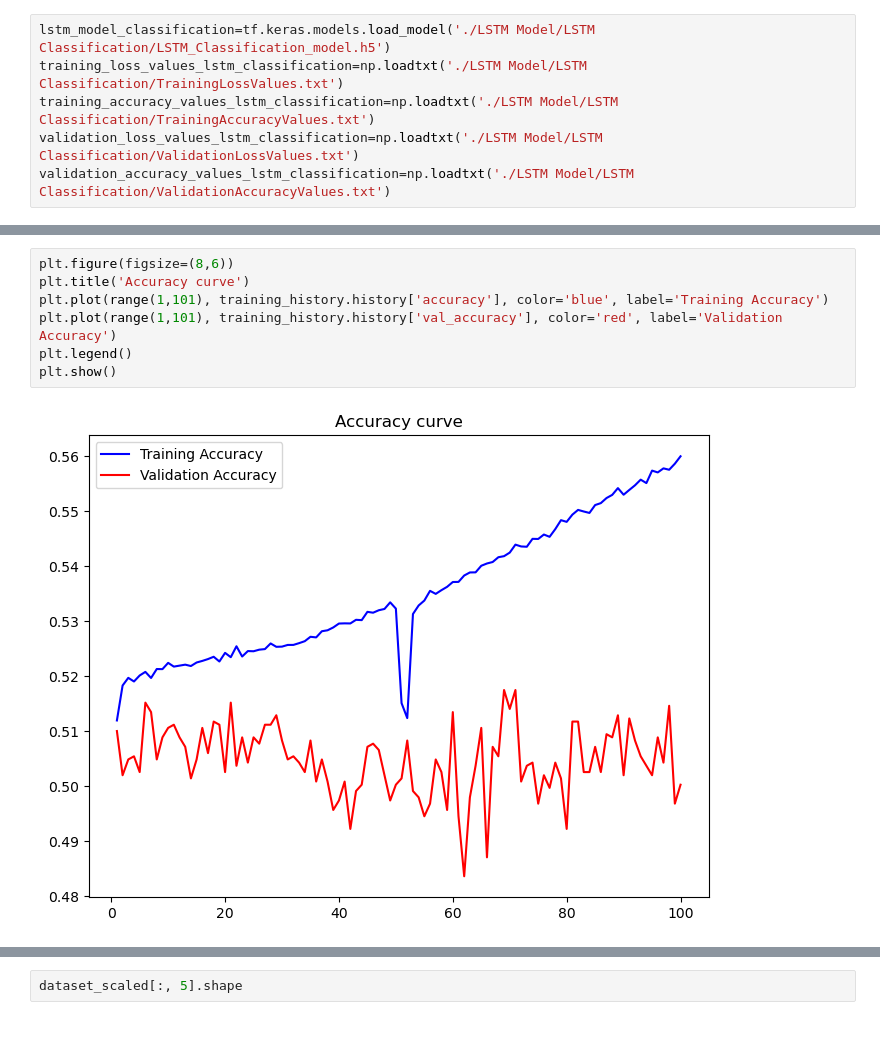
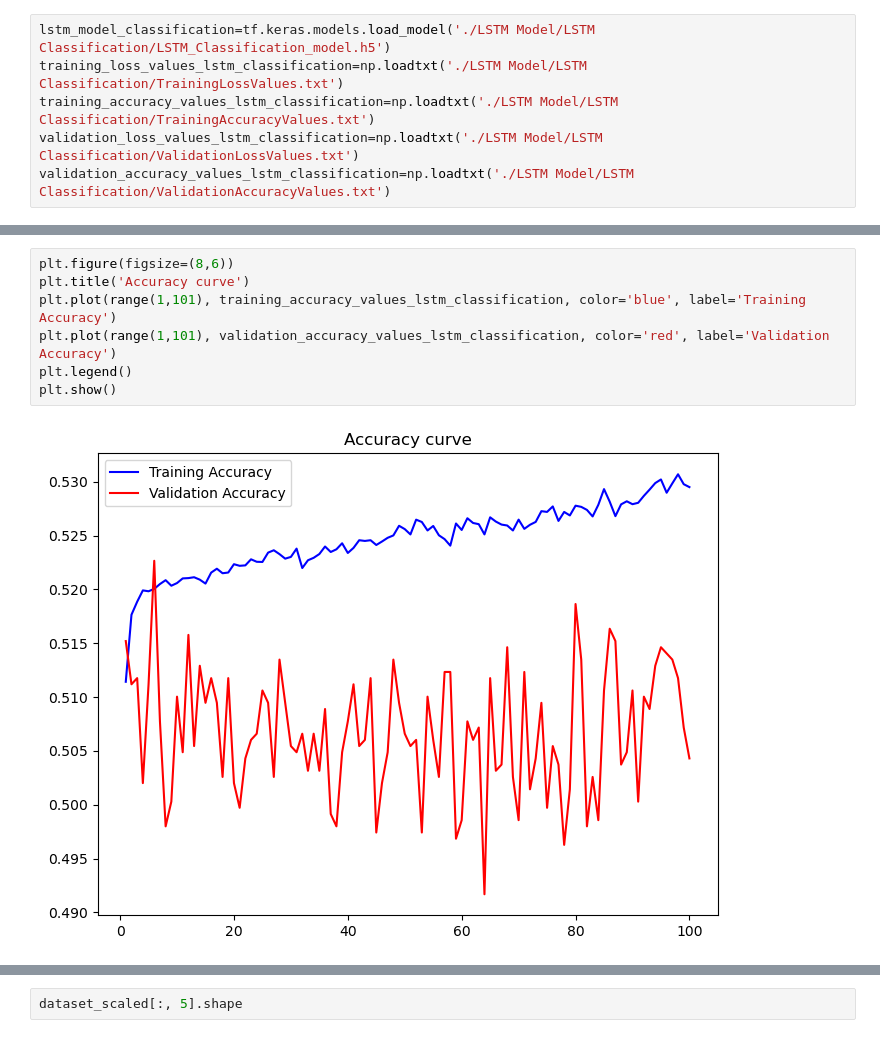
Before and after one commit to Farzad-ES/Crypto-Price-Forecasting, a Jupyter notebook: Time Series Forecaster.ipynb, the cells around one changed output, grey strips where cells are left out. Saved outputs shown, nothing was run; the diff lists cells and outputs as text.

```diff
--- a/Time Series Forecaster.ipynb
+++ b/Time Series Forecaster.ipynb
@@ -464,10 +505,10 @@ plt.show()
 # %%
 plt.figure(figsize=(8,6))
 plt.title('Accuracy curve')
-plt.plot(range(1,101), training_history.history['accuracy'], color='blue', label='Training Accuracy')
-plt.plot(range(1,101), training_history.history['val_accuracy'], color='red', label='Validation Accuracy')
+plt.plot(range(1,101), training_accuracy_values_lstm_classification, color='blue', label='Training Accuracy')
+plt.plot(range(1,101), validation_accuracy_values_lstm_classification, color='red', label='Validation Accuracy')
 plt.legend()
 plt.show()
 # %% [output]
-[figure, old version]
+[figure, new version]
 # %%
```
Also changed, not shown: parts of 11 cells of this notebook.
